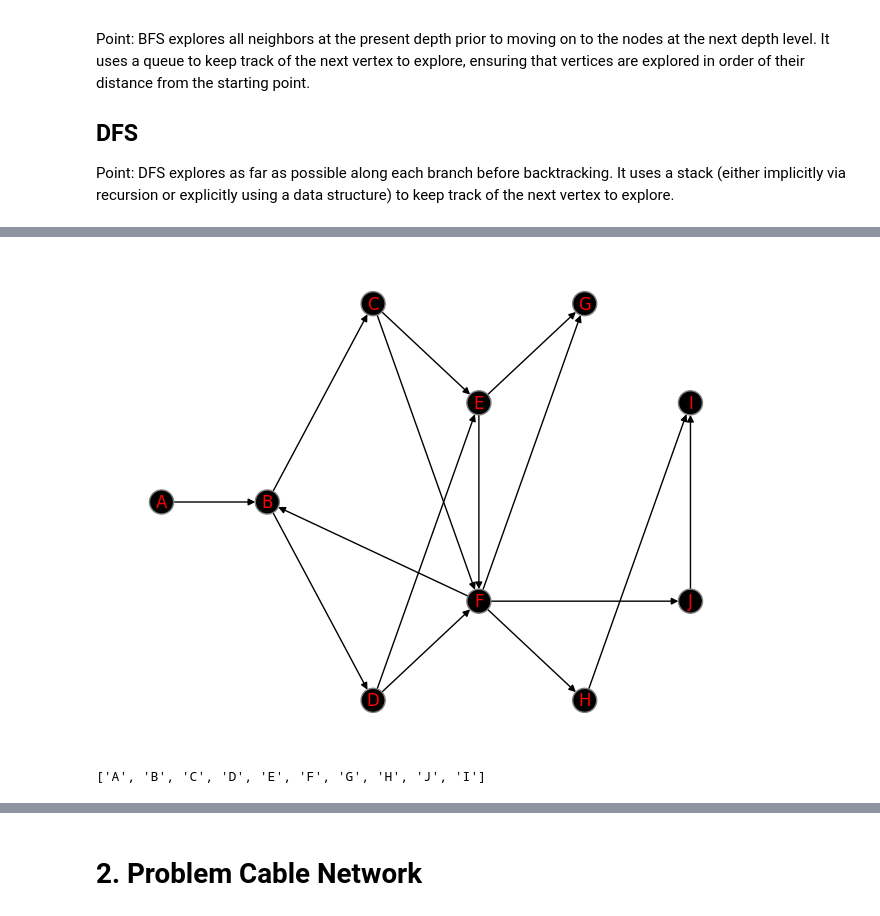
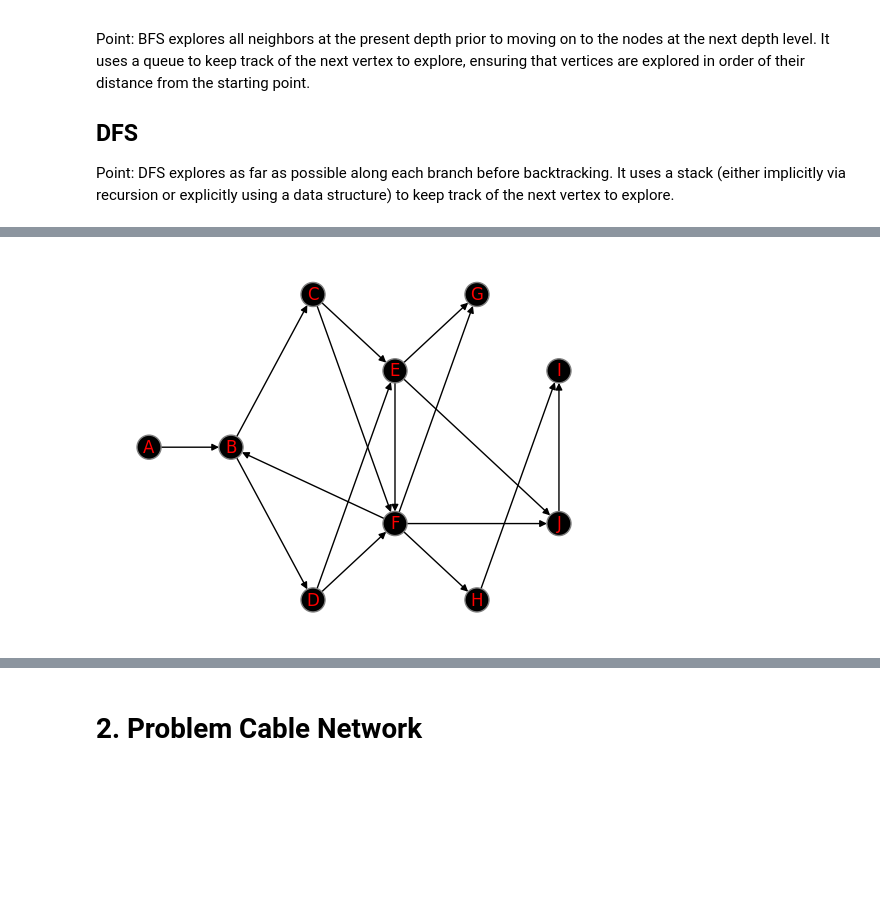
Before and after one commit to eemrds/dat600-algorithms, a Jupyter notebook: assignment3/assignment3.ipynb, the cells around one changed output, grey strips where cells are left out. Saved outputs shown, nothing was run; the diff lists cells and outputs as text; code cells hidden in the pictures; blank space fills up the shorter version.

```diff
--- a/assignment3/assignment3.ipynb
+++ b/assignment3/assignment3.ipynb
@@ -218,7 +234,7 @@ graph = Graph(
         Node("B", 0, [("C", 1), ("D", 1)]),
         Node("C", 0, [("E", 1), ("F", 1)]),
         Node("D", 0, [("E", 1), ("F", 1)]),
-        Node("E", 0, [("F", 1), ("G", 1)]),
+        Node("E", 0, [("F", 1), ("G", 1), ("J", 1)]),
         Node("F", 0, [("B", 1), ("G", 1), ("H", 1), ("J", 1)]),
         Node("G", 0, []),
         Node("H", 0, [("I", 1)]),
@@ -245,5 +277,5 @@ graph.graphical()
 # %%
-def bfs(G: Graph, s_string: str) -> list[str]:
+def bfs(G: Graph, s_string: str) -> tuple[list[str], Graph]:
     queue = []
     order = []
     s = G.get(s_string)
@@ -261,12 +293,12 @@ def bfs(G: Graph, s_string: str) -> list[str]:
                 v.pi = u
                 queue.append(v)
         u.color = "black"
-        clear_output(wait=False)
-        G.graphical()
-        plt.show()
-        time.sleep(1)
-    return order
+        G.snapshot.append(copy.deepcopy(G))
+    return order, G
 
-breadth = bfs(copy.deepcopy(graph), "A")
+
+breadth, G_copy = bfs(copy.deepcopy(graph), "A")
 breadth
+
+animate_graph(G_copy)
 # %% [output]
@@ -273,5 +306,4 @@ breadth
-[figure, old version]
+[figure, new version]
-['A', 'B', 'C', 'D', 'E', 'F', 'G', 'H', 'J', 'I']
 # %%
 def dfs(G: Graph) -> Graph:
     """Algorithm for depth first search
```
Also changed, not shown: parts of 7 cells of this notebook.
